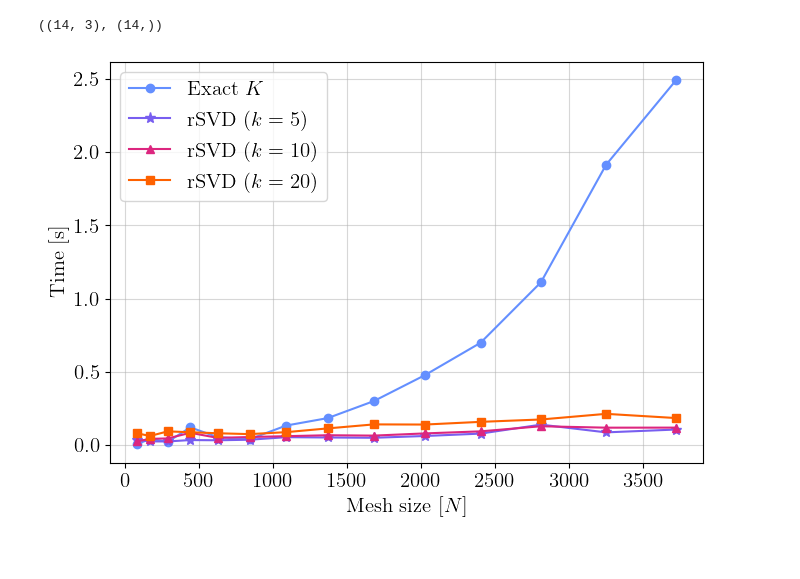
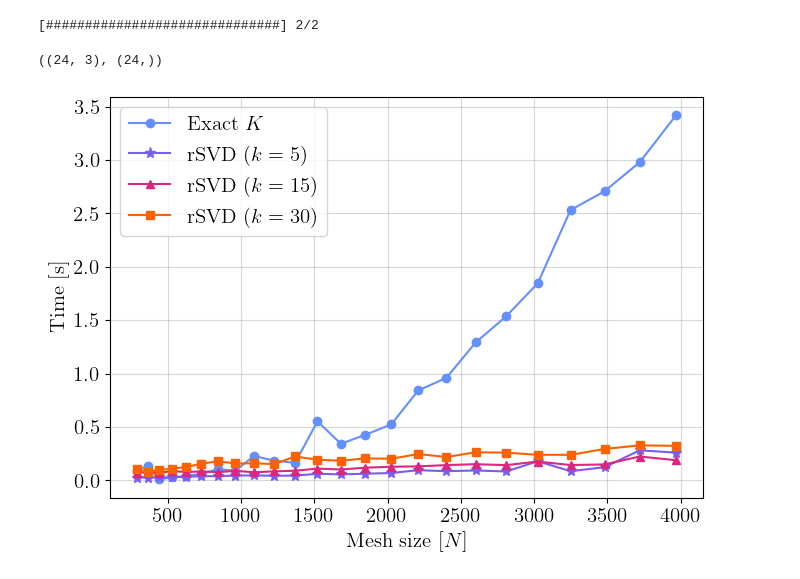
Before and after one commit to EliasSev/masters-thesis, a Jupyter notebook: notebooks/09_assembly_of_K_timings.ipynb, the cells around one changed output. Saved outputs shown, nothing was run; the diff lists cells and outputs as text; code cells hidden in the pictures.

Commit message:
Computational time experiments

```diff
--- a/notebooks/09_assembly_of_K_timings.ipynb
+++ b/notebooks/09_assembly_of_K_timings.ipynb
@@ -124,10 +213,12 @@ def run_r_experiments(n_range, k_range, r):
         'N_b': []
     }
 
+    progress_bar(0, r)
     for ri in range(r):
         results_i = run_experiment(n_range, k_range)
         results['exact'][ri, :] = results_i['exact']
         results['rsvd'][ri, :, :] = results_i['rsvd']
+        progress_bar(ri + 1, r)
 
     results['N'] = results_i['N']
     results['N_b'] = results_i['N_b']
@@ -135,38 +226,43 @@ def run_r_experiments(n_range, k_range, r):
     return results
 
 
-k_range = np.array([5, 10, 20])
-n_range = np.arange(8, 64, 4)
-results = run_r_experiments(n_range, k_range, r=1)
+k_range = np.array([5, 15, 30])
+n_range = np.arange(16, 64, 2)
+results = run_r_experiments(n_range, k_range, r=2)
+# %% [output]
+[##############################] 2/2
 # %%
 medians = {
     key: np.median(val, axis=0) for key, val in results.items()
 }
 medians['rsvd'].shape, medians['exact'].shape
 # %% [output]
-((14, 3), (14,))
+((24, 3), (24,))
 # %%
-from utils.colors import C5
+def figure_exact_vs_rsvd_comp_time(medians, k_range):
+    fig, axes = plt.subplots(1, 1, figsize=(7, 5))
+    ax1 = axes
+    k1, k2, k3 = k_range
 
-fig, axes = plt.subplots(1, 1, figsize=(7, 5))
-ax1 = axes
+    x_axis = results['N']
+    ax1.plot(x_axis, medians['exact'],      c=C5[0], marker=M[0], ms=MS[0], label='Exact $K$')
+    ax1.plot(x_axis, medians['rsvd'][:, 0], c=C5[1], marker=M[1], ms=MS[1], label=f'rSVD ($k={k1}$)')
+    ax1.plot(x_axis, medians['rsvd'][:, 1], c=C5[2], marker=M[2], ms=MS[2], label=f'rSVD ($k={k2}$)')
+    ax1.plot(x_axis, medians['rsvd'][:, 2], c=C5[3], marker=M[3], ms=MS[3], label=f'rSVD ($k={k3}$)')
 
-x_axis = results['N']
-ax1.plot(x_axis, medians['exact'],      c=C5[0], marker=M[0], ms=MS[0], label='Exact $K$')
-ax1.plot(x_axis, medians['rsvd'][:, 0], c=C5[1], marker=M[1], ms=MS[1], label='rSVD ($k=5$)')
-ax1.plot(x_axis, medians['rsvd'][:, 1], c=C5[2], marker=M[2], ms=MS[2], label='rSVD ($k=10$)')
-ax1.plot(x_axis, medians['rsvd'][:, 2], c=C5[3], marker=M[3], ms=MS[3], label='rSVD ($k=20$)')
+    ax1.set_xlabel("Mesh size [$N$]")
+    ax1.set_ylabel("Time [s]")
+    #ax1.axhline(0, c='black', ls='--', alpha=.5)
+    ax1.legend()
+    ax1.grid(True, alpha=.5)
 
-ax1.set_xlabel("Mesh size [$N$]")
-ax1.set_ylabel("Time [s]")
-#ax1.axhline(0, c='black', ls='--', alpha=.5)
-ax1.legend()
-ax1.grid(True, alpha=.5)
+    plt.tight_layout()
+    plt.plot()
 
-plt.tight_layout()
-plt.plot()
+    figname = 'exact_vs_rsvd_comp_time.png'
+    plt.savefig(f'../figures/{figname}', dpi=300, bbox_inches='tight')
 
-figname = 'exact_vs_rsvd_comp_time.png'
-plt.savefig(f'../figures/{figname}', dpi=300, bbox_inches='tight')
+
+figure_exact_vs_rsvd_comp_time(medians, k_range)
 # %% [output]
-[figure, old version]
+[figure, new version]
```
Also changed, not shown: parts of 4 cells of this notebook.
